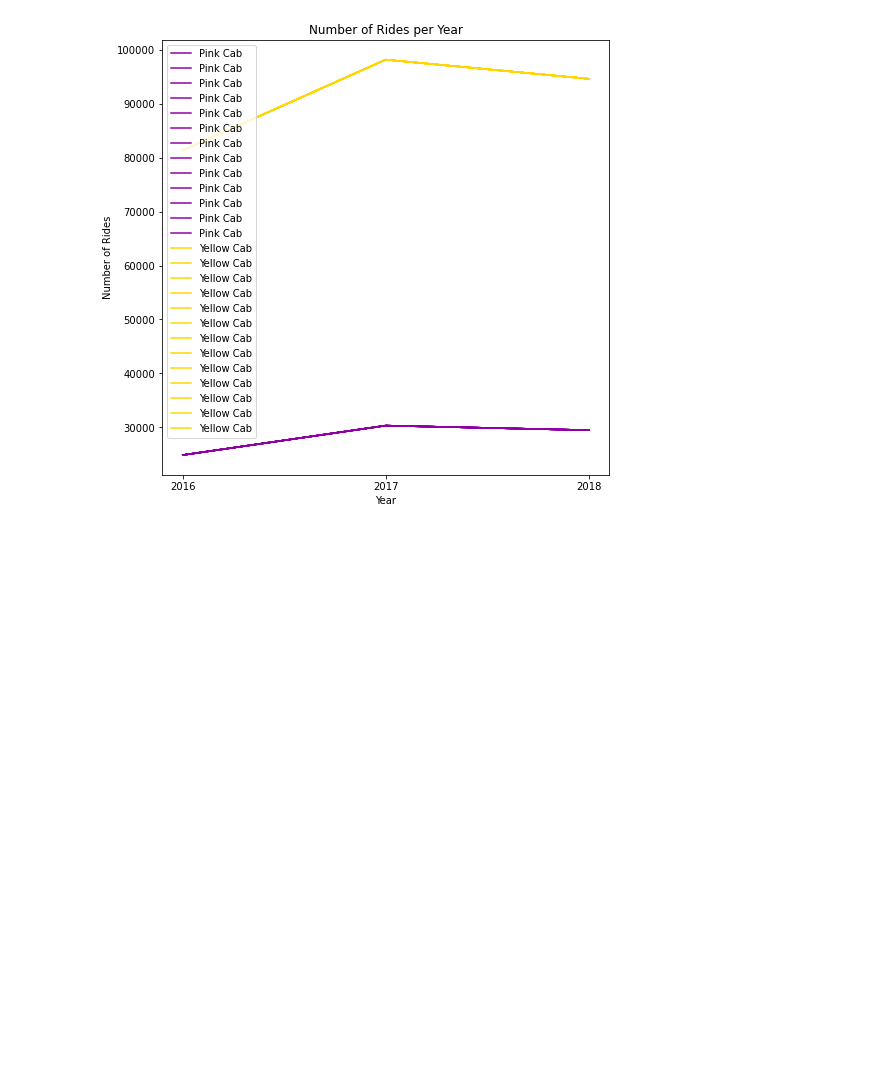
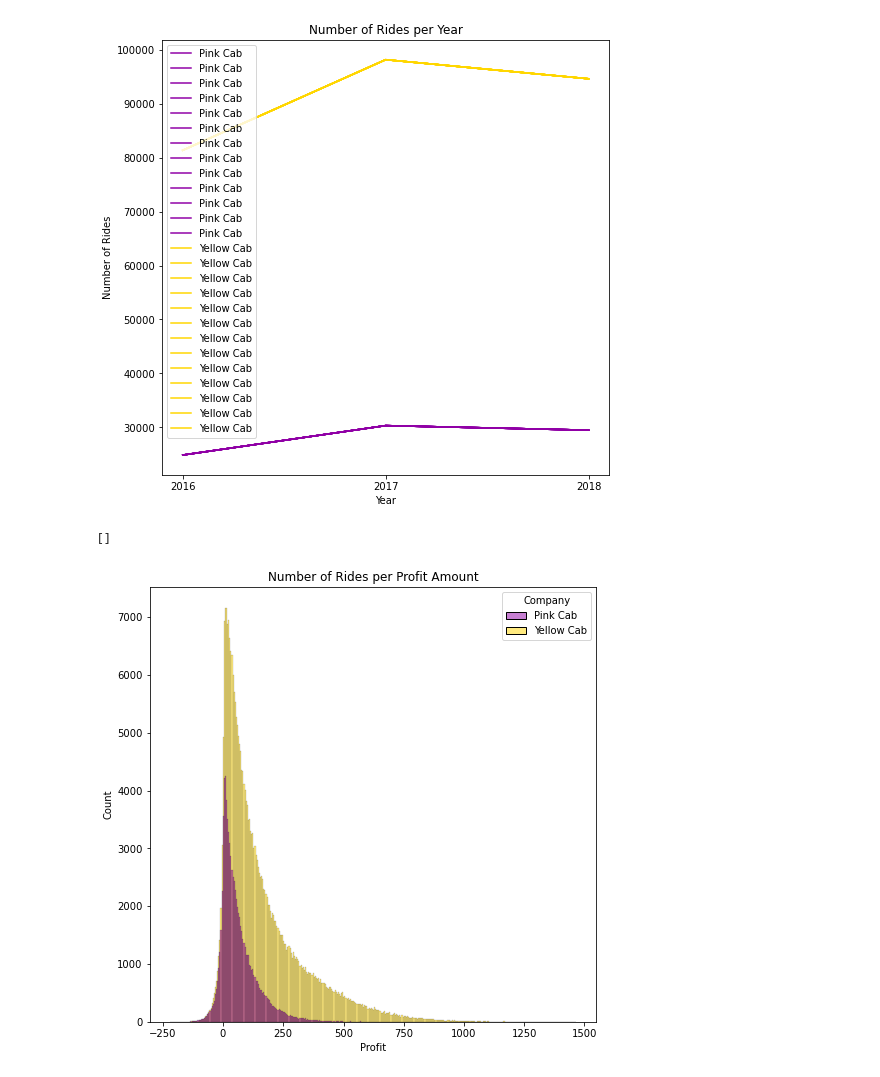
Before and after one commit to TheHamhams/taxi, a Jupyter notebook: taxi_notebook.ipynb, the cells around one changed output. Cells and saved outputs as stored; diff of their text form; code cells hidden in the pictures; blank space fills up the shorter version.

Commit message:
created profit hist

```diff
--- a/taxi_notebook.ipynb
+++ b/taxi_notebook.ipynb
@@ -178,3 +178,16 @@ ax.set_xticks(years)
 plt.show()
 # %% [output]
 [figure]
+# %%
+colors = [pink_c, 'gold']
+custom_palette = sns.set_palette(sns.color_palette(colors))
+
+fig = plt.figure(figsize=(8, 8))
+sns.histplot(data=cab_merged, x='Profit', hue='Company', alpha=0.5, palette=custom_palette)
+plt.title('Number of Rides per Profit Amount')
+
+
+plt.plot()
+# %% [output]
+[]
+[figure, added]
```
